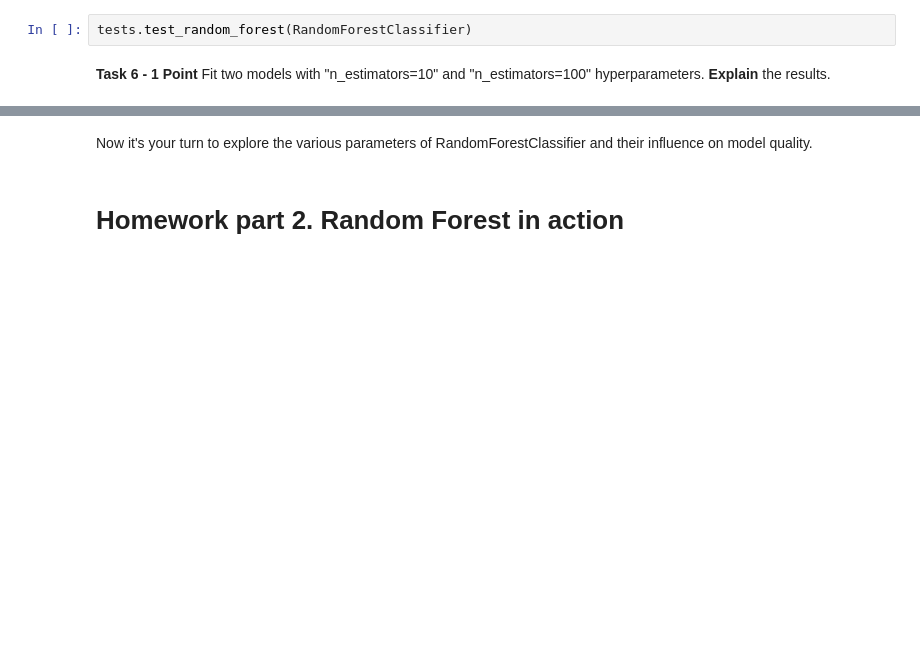
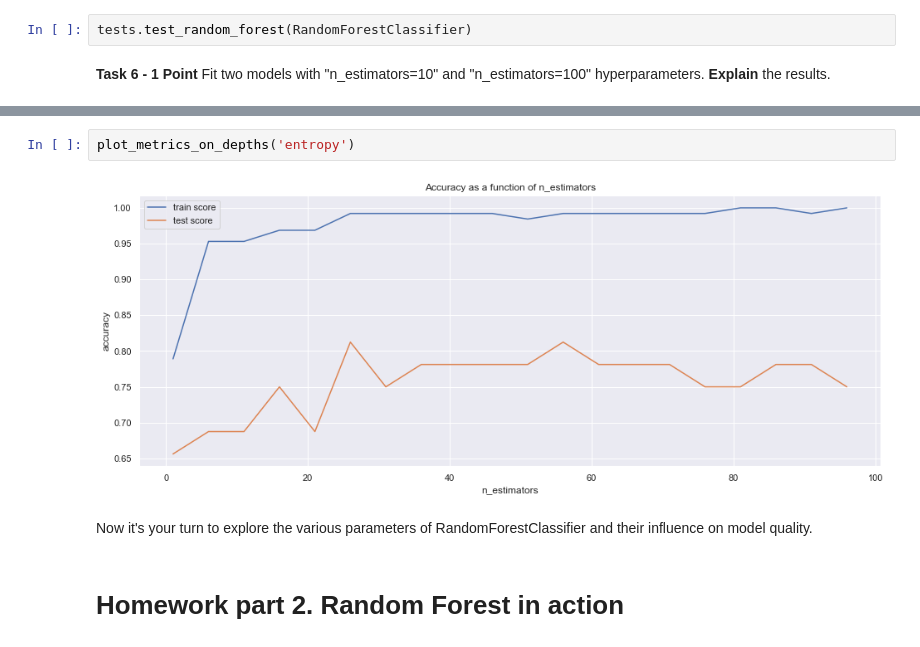
Before and after one commit to NataLobster/ml-intro, a Jupyter notebook: rf_classifier.ipynb, the cells around one changed output, grey strips where cells are left out. Cells and saved outputs as stored; diff of their text form; blank space fills up the shorter version.

```diff
--- a/rf_classifier.ipynb
+++ b/rf_classifier.ipynb
@@ -513,3 +621,7 @@ tests.test_random_forest(RandomForestClassifier)
+# %%
+plot_metrics_on_depths('entropy')
+# %% [output]
+[figure, added]
 # %% [markdown]
 Now it's your turn to explore the various parameters of RandomForestClassifier and their influence on model quality.
 # %% [markdown]
```
Also changed, not shown: parts of 33 cells of this notebook.
